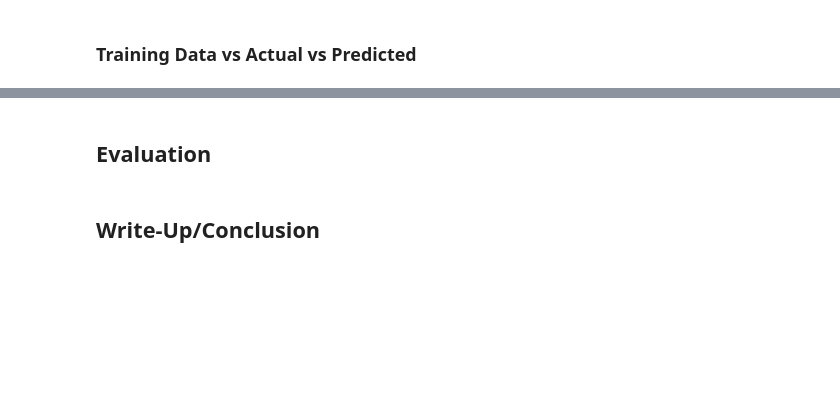
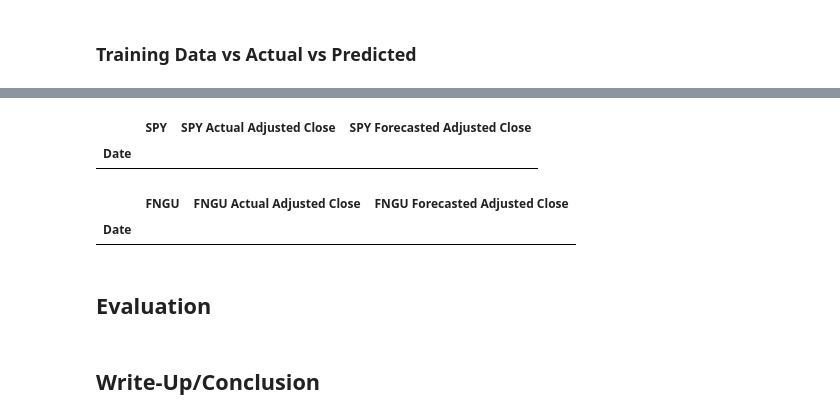
Before and after one commit to SZun/ETF-Forecasts, a Jupyter notebook: LSTM_RNN.ipynb, the cells around one changed output, grey strips where cells are left out. Cells and saved outputs as stored; diff of their text form; code cells hidden in the pictures; blank space fills up the shorter version.

```diff
--- a/LSTM_RNN.ipynb
+++ b/LSTM_RNN.ipynb
@@ -238,8 +238,7 @@ def get_actual_predicted(df, predictions):
     valid = df[training_length:]
     predictions = scaler.inverse_transform(predictions)
     column_name = df.columns[0]
-    valid[f'{df.columns[0]} Forecasted Adjusted Close'] = predictions
-    valid.apply(lambda x: round(x,2))
+    valid[f'{column_name} Forecasted Adjusted Close'] = predictions
     valid.rename(columns={column_name:f'{column_name} Actual Adjusted Close'}, inplace=True)
     return valid
 # %%
@@ -320,3 +324,13 @@ display(valid.head(),valid.tail())
+# %%
+pd.concat([spy[:training_length], spy_actual_predicted], join='inner', axis=1)
+# %% [output]
+|  | SPY | SPY Actual Adjusted Close | SPY Forecasted Adjusted Close |
+| Date |  |  |  |
+# %%
+pd.concat([fngu[:training_length], fngu_actual_predicted], join='inner', axis=1)
+# %% [output]
+|  | FNGU | FNGU Actual Adjusted Close | FNGU Forecasted Adjusted Close |
+| Date |  |  |  |
 # %% [markdown]
 ## Evaluation
 # %%
```
Also changed, not shown: parts of 7 cells of this notebook.
